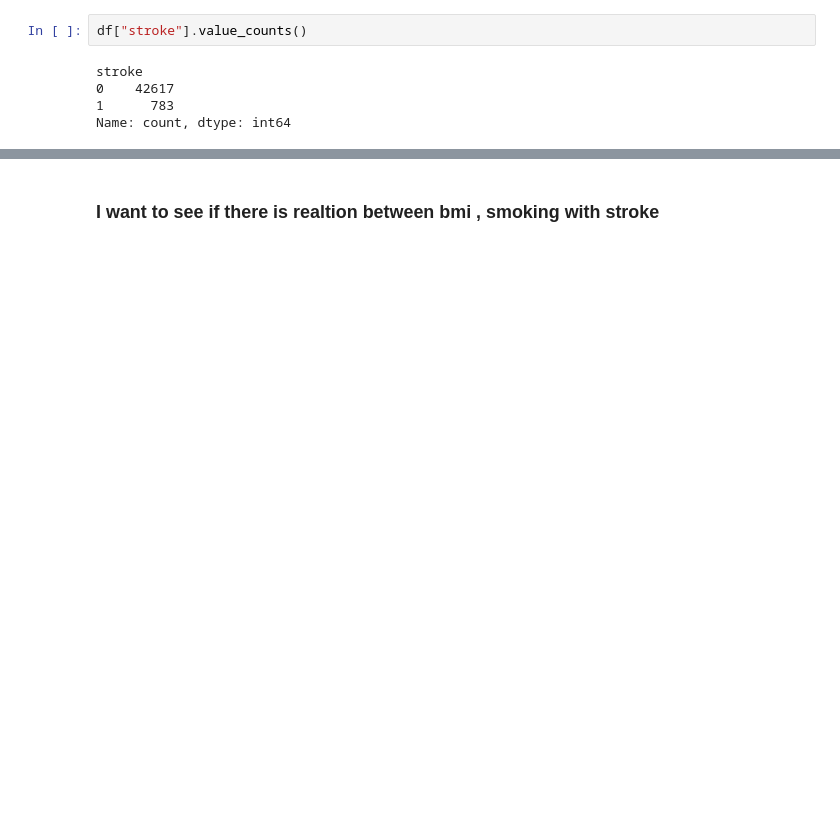
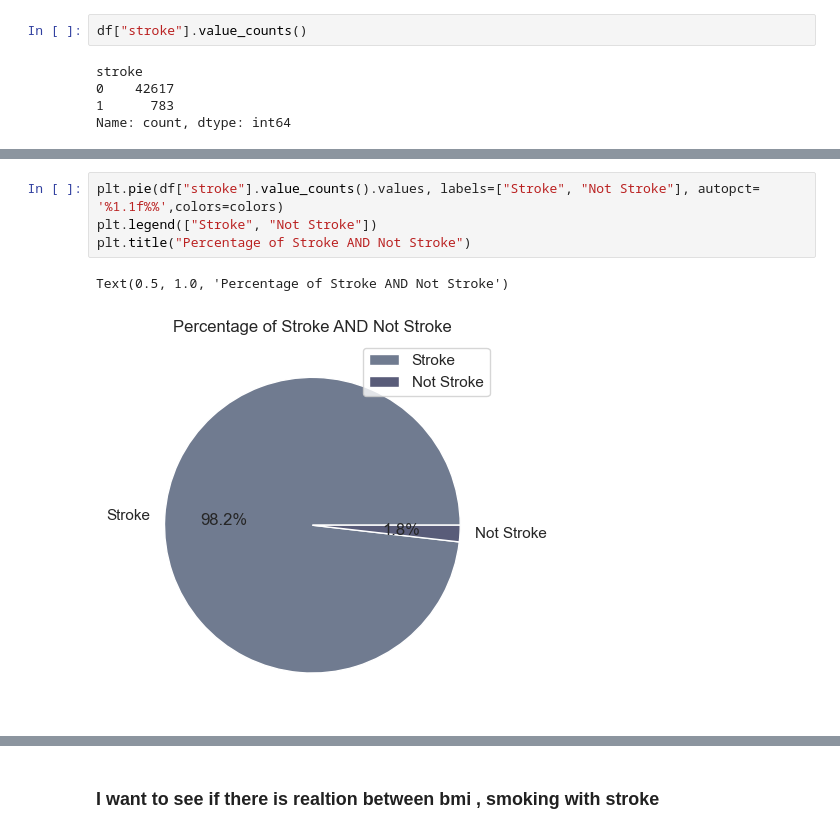
Before and after one commit to asiiiiiim/Cerebral-Stroke-Prediction, a Jupyter notebook: ProjectX (1).ipynb, the cells around one changed output, grey strips where cells are left out. Saved outputs shown, nothing was run; the diff lists cells and outputs as text; blank space fills up the shorter version.

```diff
--- a/ProjectX (1).ipynb
+++ b/ProjectX (1).ipynb
@@ -186,0 +224,7 @@ Name: count, dtype: int64
+# %%
+plt.pie(df["stroke"].value_counts().values, labels=["Stroke", "Not Stroke"], autopct= '%1.1f%%',colors=colors)
+plt.legend(["Stroke", "Not Stroke"])
+plt.title("Percentage of Stroke AND Not Stroke")
+# %% [output]
+Text(0.5, 1.0, 'Percentage of Stroke AND Not Stroke')
+[figure, added]
```
Also changed, not shown: parts of 48 cells of this notebook, 3 other files.
